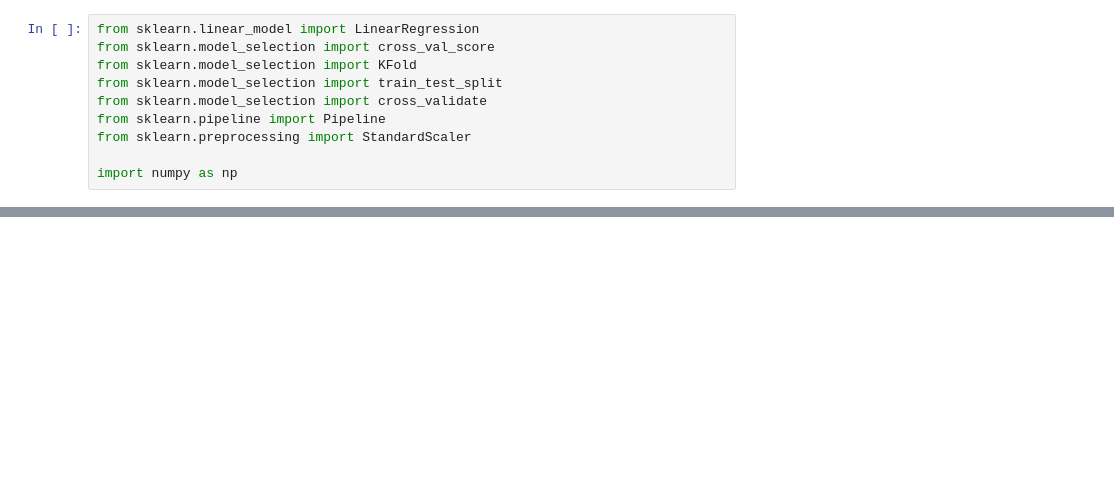
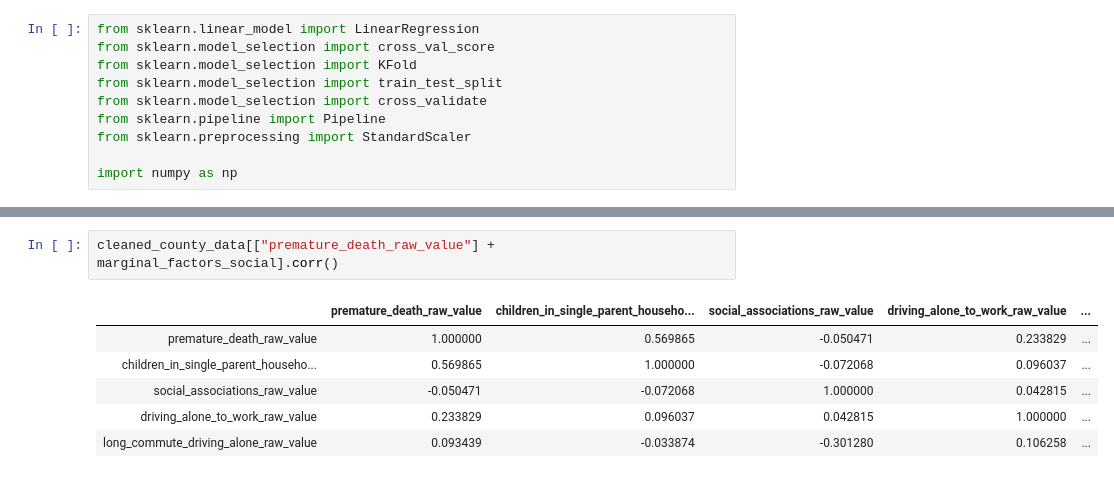
Before and after one commit to NathanVenos/Predicting-Premature-Death-with-County-level-Health-Factors, a Jupyter notebook: data/Choosing features.ipynb, the cells around one changed output, grey strips where cells are left out. Saved outputs shown, nothing was run; the diff lists cells and outputs as text; blank space fills up the shorter version.

```diff
--- a/data/Choosing features.ipynb
+++ b/data/Choosing features.ipynb
@@ -46,0 +139,9 @@ ValueError: Input contains NaN, infinity or a value too large for dtype('float64
+# %%
+cleaned_county_data[["premature_death_raw_value"] + marginal_factors_social].corr()
+# %% [output]
+|  | premature_death_raw_value | children_in_single_parent_househo... | social_associations_raw_value | driving_alone_to_work_raw_value | ... |
+| premature_death_raw_value | 1.000000 | 0.569865 | -0.050471 | 0.233829 | ... |
+| children_in_single_parent_househo... | 0.569865 | 1.000000 | -0.072068 | 0.096037 | ... |
+| social_associations_raw_value | -0.050471 | -0.072068 | 1.000000 | 0.042815 | ... |
+| driving_alone_to_work_raw_value | 0.233829 | 0.096037 | 0.042815 | 1.000000 | ... |
+| long_commute_driving_alone_raw_value | 0.093439 | -0.033874 | -0.301280 | 0.106258 | ... |
```
Also changed, not shown: parts of 13 cells of this notebook.
